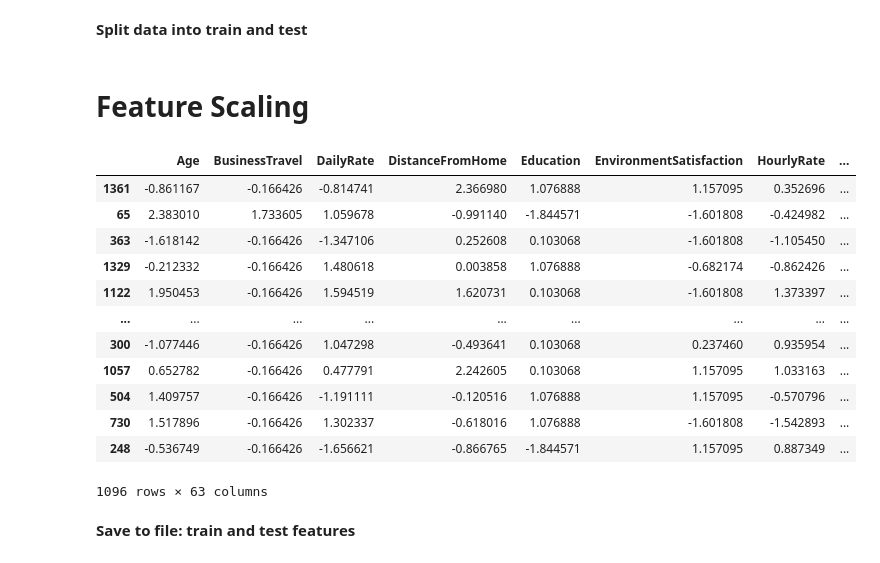
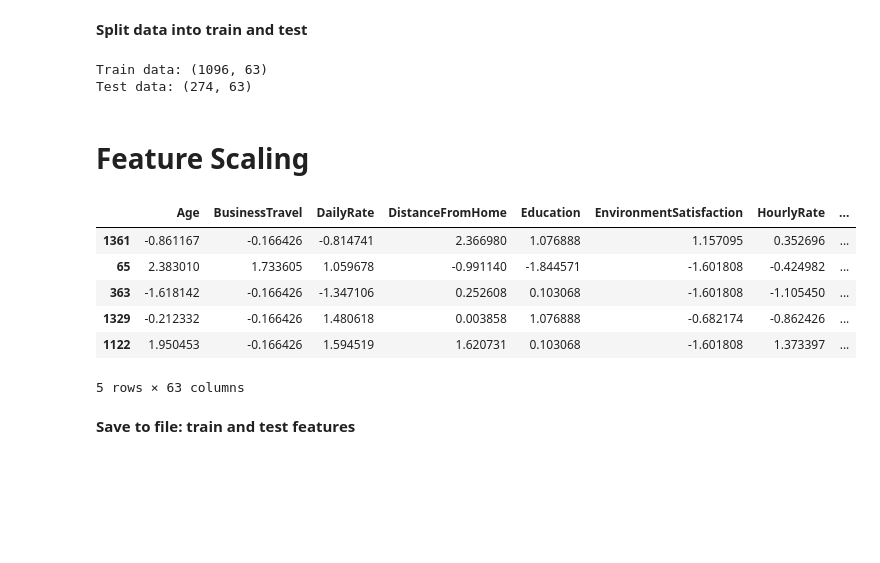
Before and after one commit to rareloto/open-shopee-code-league, a Jupyter notebook: Training workshops/Machine Learning with ANN using scikit-learn/employee-attrition-prediction-ann-mlpclassifier.ipynb, the cells around one changed output. Drawn from its saved outputs; the diff is of its cells as text; code cells hidden in the pictures; blank space fills up the shorter version.

```diff
--- a/Training workshops/Machine Learning with ANN using scikit-learn/employee-attrition-prediction-ann-mlpclassifier.ipynb
+++ b/Training workshops/Machine Learning with ANN using scikit-learn/employee-attrition-prediction-ann-mlpclassifier.ipynb
@@ -195,10 +215,0 @@ train_df['Attrition'] = train_df['Attrition'].map(target_col_mapper)
-# %%
-# save id and target columns to new variables
-id_test = test_df[id_col]
-target = train_df[target_col]
-
-# drop id_col and target_col from features
-train_df.drop([id_col, target_col], axis = 1, inplace = True)
-test_df.drop([id_col], axis = 1, inplace = True)
-
-print(train_df.shape, test_df.shape)
@@ -320,36 +325,31 @@ X_train, X_test, y_train, y_test = train_test_split(train_df, target, test_size=
+# %%
+X_train, X_test, y_train, y_test = train_test_split(train_df.drop([target_col, id_col], axis=1), train_df[target_col], test_size=0.2, random_state=random_seed, stratify=train_df[target_col])
+print('Train data:', X_train.shape)
+print('Test data:', X_test.shape)
+# %% [output]
+Train data: (1096, 63)
+Test data: (274, 63)
 # %% [markdown]
 # Feature Scaling
 # %%
-from sklearn.preprocessing import StandardScaler
-
 scaler = StandardScaler()
-# numerical_cols = [ncol for ncol in train_df.columns if ncol not in nom_cols + ord_cols]
-numerical_cols = [ncol for ncol in train_df.columns if ncol not in nom_cols]
-
-# train_df[numerical_cols] = scaler.fit_transform(train_df[numerical_cols])
-# test_df[numerical_cols] = scaler.fit_transform(test_df[numerical_cols])
-# X_train, X_test, y_train, y_test = train_test_split(train_df, target, test_size=0.2, random_state=316, stratify=target)
+# numerical_cols = [ncol for ncol in train_df.columns if ncol not in nom_cols + ord_cols + [target_col, id_col]]
+numerical_cols = [ncol for ncol in train_df.columns if ncol not in nom_cols + [target_col, id_col]]
 
 # fit only on training data
 X_train[numerical_cols] = scaler.fit_transform(X_train[numerical_cols])
 X_test[numerical_cols] = scaler.transform(X_test[numerical_cols])
 test_df[numerical_cols] = scaler.transform(test_df[numerical_cols])
 
-X_train
+X_train.head()
 # %% [output]
 |  | Age | BusinessTravel | DailyRate | DistanceFromHome | Education | EnvironmentSatisfaction | HourlyRate | ... |
 | 1361 | -0.861167 | -0.166426 | -0.814741 | 2.366980 | 1.076888 | 1.157095 | 0.352696 | ... |
 | 65 | 2.383010 | 1.733605 | 1.059678 | -0.991140 | -1.844571 | -1.601808 | -0.424982 | ... |
 | 363 | -1.618142 | -0.166426 | -1.347106 | 0.252608 | 0.103068 | -1.601808 | -1.105450 | ... |
 | 1329 | -0.212332 | -0.166426 | 1.480618 | 0.003858 | 1.076888 | -0.682174 | -0.862426 | ... |
 | 1122 | 1.950453 | -0.166426 | 1.594519 | 1.620731 | 0.103068 | -1.601808 | 1.373397 | ... |
-| ... | ... | ... | ... | ... | ... | ... | ... | ... |
-| 300 | -1.077446 | -0.166426 | 1.047298 | -0.493641 | 0.103068 | 0.237460 | 0.935954 | ... |
-| 1057 | 0.652782 | -0.166426 | 0.477791 | 2.242605 | 0.103068 | 1.157095 | 1.033163 | ... |
-| 504 | 1.409757 | -0.166426 | -1.191111 | -0.120516 | 1.076888 | 1.157095 | -0.570796 | ... |
-| 730 | 1.517896 | -0.166426 | 1.302337 | -0.618016 | 1.076888 | -1.601808 | -1.542893 | ... |
-| 248 | -0.536749 | -0.166426 | -1.656621 | -0.866765 | -1.844571 | 1.157095 | 0.887349 | ... |
-1096 rows × 63 columns
+5 rows × 63 columns
 # %% [markdown]
 **Save to file: train and test features**
 # %%
```
Also changed, not shown: parts of 22 cells of this notebook.
